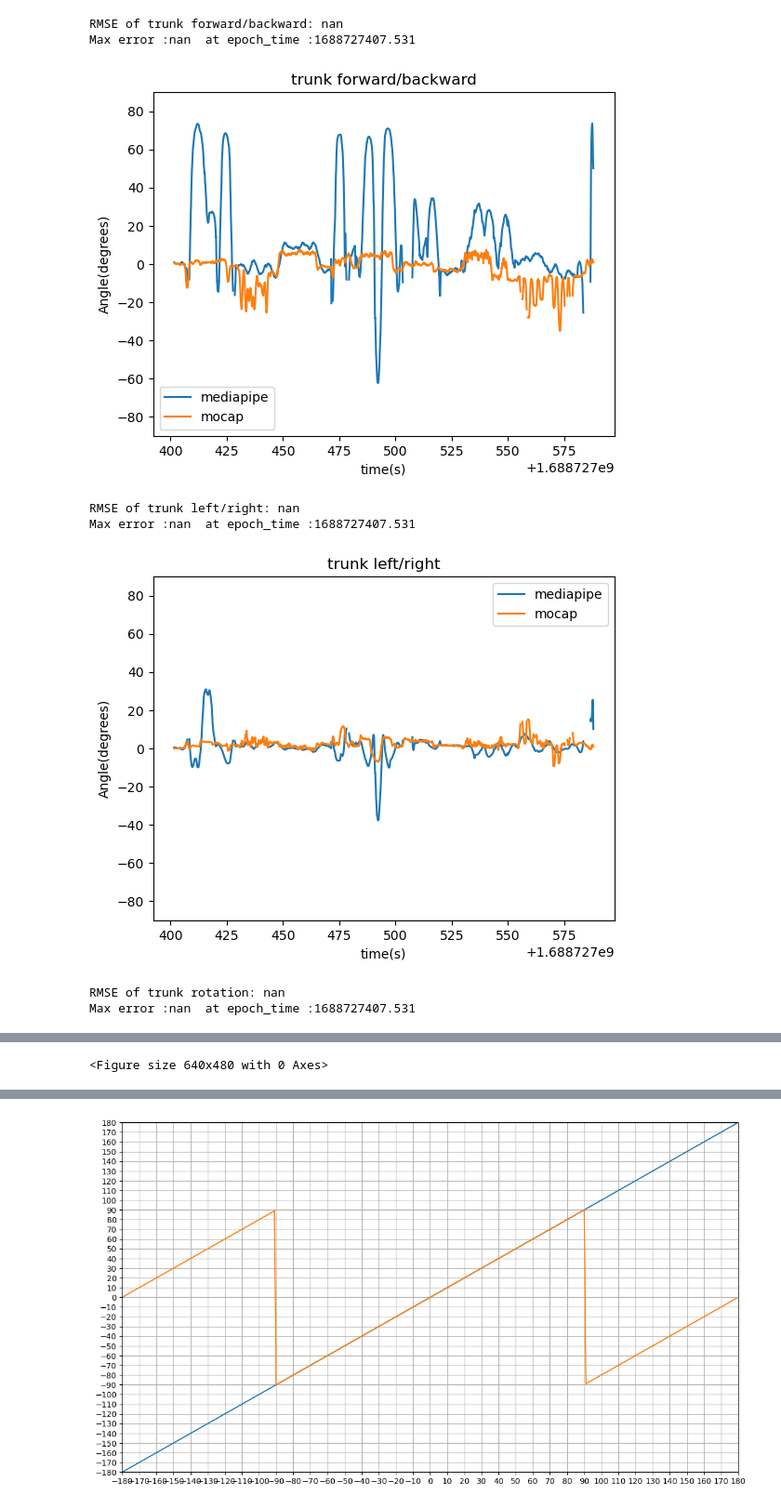
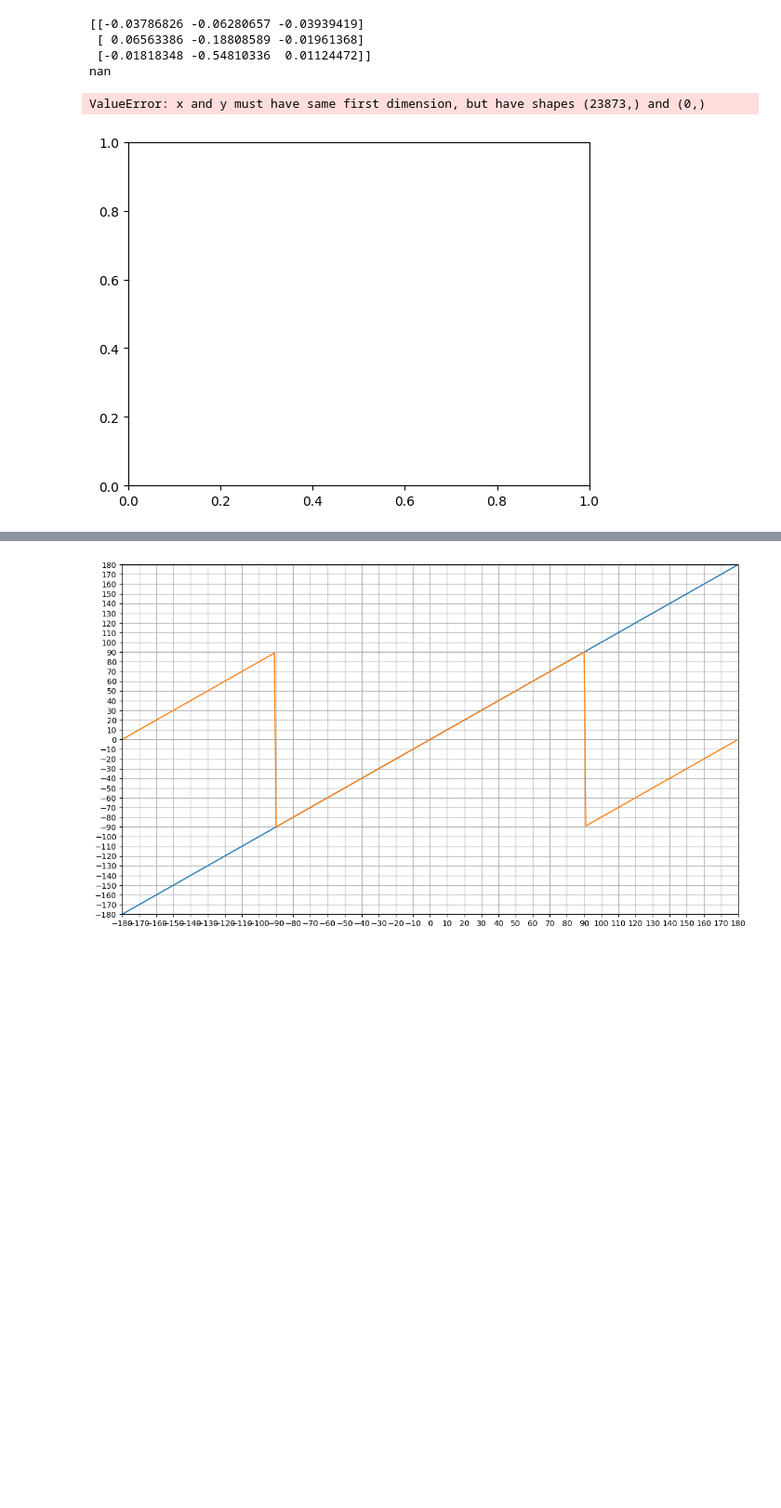
Before and after one commit to ArpanJohn/PoseEstimation, a Jupyter notebook: upperbody/5.Euler angles interpolated.ipynb, the cells around one changed output, grey strips where cells are left out. Shown at 93% size. Drawn from its saved outputs; the diff is of its cells as text; code cells hidden in the pictures; blank space fills up the shorter version.

```diff
--- a/upperbody/5.Euler angles interpolated.ipynb
+++ b/upperbody/5.Euler angles interpolated.ipynb
@@ -154,7 +128,7 @@ for i in range(len(df_mpipe['epoch_time'].tolist())):
                                             [df_mpipe['RW_x'][i], df_mpipe['RW_y'][i], df_mpipe['RW_z'][i]]))
 
 # Calculate right elbow angle using mocap data
-for i in range(len(df_mocap['epoch_time'].tolist())):
+for i in range(len(df_mocap['epoch_time'].to_numpy()-epoch_time)):
     mocapRightElbowAngle.append(angle3point([df_mocap['RS_x'][i], df_mocap['RS_y'][i], df_mocap['RS_z'][i]],
                                             [df_mocap['RE_x'][i], df_mocap['RE_y'][i], df_mocap['RE_z'][i]],
                                             [df_mocap['RW_x'][i], df_mocap['RW_y'][i], df_mocap['RW_z'][i]]))
@@ -174,12 +148,12 @@ for i in range(len(df_mocap['epoch_time'].tolist())):
                                            [df_mocap['LW_x'][i], df_mocap['LW_y'][i], df_mocap['LW_z'][i]]))
 # %%
 # graph right elbow angle
-pvt(mpipeRightElbowAngle,df_mpipe['epoch_time'].tolist())
-pvt(mocapRightElbowAngle,df_mocap['epoch_time'].tolist())
+pvt(mpipeRightElbowAngle,df_mpipe['epoch_time'].to_numpy()-epoch_time)
+pvt(mocapRightElbowAngle,df_mocap['epoch_time'].to_numpy()-epoch_time)
 plt.title('Right Elbow Angle in degrees ')
 plt.ylim(0,180)
 rmse,me,me_i=errors(mocapRightElbowAngle,mpipeRightElbowAngle)
-RMSE_str='RMSE of Right Elbow Angle:'+str(f"{rmse:.4f} \nMax error :{me:.4f}  at epoch_time :{df_mpipe['epoch_time'].tolist()[me_i]}")
+RMSE_str='RMSE of Right Elbow Angle:'+str(f"{rmse:.4f} \nMax error :{me:.4f}  at epoch_time :{(df_mpipe['epoch_time'].to_numpy()-epoch_time)[me_i]}")
 print(RMSE_str)
 
 # Save the graph to an in-memory buffer
@@ -196,12 +170,12 @@ plt.show()
 plt.clf()
 
 #test graph left elbow angle
-pvt(mpipeLeftElbowAngle,df_mpipe['epoch_time'].tolist())
-pvt(mocapLeftElbowAngle,df_mocap['epoch_time'].tolist())
+pvt(mpipeLeftElbowAngle,df_mpipe['epoch_time'].to_numpy()-epoch_time)
+pvt(mocapLeftElbowAngle,df_mocap['epoch_time'].to_numpy()-epoch_time)
 plt.title('Left Elbow Angle in degrees ')
 plt.ylim(0,180)
 rmse,me,me_i=errors(mocapLeftElbowAngle,mpipeLeftElbowAngle)
-RMSE_str='RMSE of Left Elbow Angle:'+str(f"{rmse:.4f} \nMax error :{me:.4f}  at epoch_time :{df_mpipe['epoch_time'].tolist()[me_i]}")
+RMSE_str='RMSE of Left Elbow Angle:'+str(f"{rmse:.4f} \nMax error :{me:.4f}  at epoch_time :{(df_mpipe['epoch_time'].to_numpy()-epoch_time)[me_i]}")
 print(RMSE_str)
 
 # Save the graph to an in-memory buffer
@@ -227,11 +201,4 @@ Max error :nan  at epoch_time :1688727452.171
 <Figure size 640x480 with 0 Axes>
-# %%
-df_mocap.rename(columns={'ls_x':'LS_x','ls_y':'LS_y','ls_z':'LS_z','le_x':'LE_x','le_y':'LE_y','le_z':'LE_z','lw_x':'LW_x','lw_y':'LW_y','lw_z':'LW_z',
-                         'rs_x':'RS_x','rs_y':'RS_y','rs_z':'RS_z','re_x':'RE_x','re_y':'RE_y','re_z':'RE_z','rw_x':'RW_x','rw_y':'RW_y','rw_z':'RW_z',
-                         'tr_x':'TR_x','tr_y':'TR_y','tr_z':'TR_z'},inplace=True)
-df_mpipe.rename(columns={'ls_x':'LS_x','ls_y':'LS_y','ls_z':'LS_z','le_x':'LE_x','le_y':'LE_y','le_z':'LE_z','lw_x':'LW_x','lw_y':'LW_y','lw_z':'LW_z',
-                         'rs_x':'RS_x','rs_y':'RS_y','rs_z':'RS_z','re_x':'RE_x','re_y':'RE_y','re_z':'RE_z','rw_x':'RW_x','rw_y':'RW_y','rw_z':'RW_z',
-                         'tr_x':'TR_x','tr_y':'TR_y','tr_z':'TR_z'},inplace=True)
 # %%
 def shoulder_frame(S,E,W):
     """"
@@ -380,12 +368,16 @@ for i in range(len(df_mpipe['epoch_time'].tolist())):
                       [df_mpipe['RS_x'][i],df_mpipe['RS_y'][i],df_mpipe['RS_z'][i]],
                       [df_mpipe['TR_x'][i],df_mpipe['TR_y'][i],df_mpipe['TR_z'][i]])
 
+    print(mpipeTRF)
+    break
+
     # finding the rotation matrix from callibration trunk frame to ith trunk frame
     mpipeTR_rotmat=rotation_matrix(TRC_mpipe,mpipeTRF)
 
     # rotating shoulder callibration frame by same the rotation matrix
     mpipe_rotated_RS_Cframe=mpipeTR_rotmat@RSC_mpipe
     mpipe_rotated_LS_Cframe=mpipeTR_rotmat@LSC_mpipe
+
 
     # now finding rotation matrix from rotated shoulder callibration frame to ith shoulder frame
     mpipeRS_rotmat=rotation_matrix(mpipe_rotated_RS_Cframe,mpipeRSF)
@@ -469,14 +461,19 @@ for i in range(len(df_mocap['epoch_time'].tolist())):
     mocapTRFB.append(TReuler[0])
     mocapTRLR.append(TReuler[1])
     mocapTRRO.append(TReuler[2])
+# %% [output]
+[[-0.03786826 -0.06280657 -0.03939419]
+ [ 0.06563386 -0.18808589 -0.01961368]
+ [-0.01818348 -0.54810336  0.01124472]]
+nan
 # %%
 # plotting the trunk angles
-pvt(mpipeTRFB,df_mpipe['epoch_time'].tolist())
-pvt(mocapTRFB,df_mocap['epoch_time'].tolist())
+pvt(mpipeTRFB,df_mpipe['epoch_time'].to_numpy()-epoch_time)
+pvt(mocapTRFB,df_mocap['epoch_time'].to_numpy()-epoch_time)
 plt.title('trunk forward/backward')
 plt.ylim(-90,90)
 rmse,me,me_i=errors(mocapTRFB,mpipeTRFB)
-RMSE_str='RMSE of trunk forward/backward: '+str(f"{rmse:.4f} \nMax error :{me:.4f}  at epoch_time :{df_mpipe['epoch_time'].tolist()[me_i]}")
+RMSE_str='RMSE of trunk forward/backward: '+str(f"{rmse:.4f} \nMax error :{me:.4f}  at epoch_time :{(df_mpipe['epoch_time'].to_numpy()-epoch_time)[me_i]}")
 print(RMSE_str)
 # Save the graph to an in-memory buffer
 buffer = BytesIO()
@@ -493,12 +490,12 @@ plt.show()
 plt.clf()
 
 
-pvt(mpipeTRLR,df_mpipe['epoch_time'].tolist())
-pvt(mocapTRLR,df_mocap['epoch_time'].tolist())
+pvt(mpipeTRLR,df_mpipe['epoch_time'].to_numpy()-epoch_time)
+pvt(mocapTRLR,df_mocap['epoch_time'].to_numpy()-epoch_time)
 plt.title('trunk left/right')
 plt.ylim(-90,90)
 rmse,me,me_i=errors(mocapTRLR,mpipeTRLR)
-RMSE_str='RMSE of trunk left/right: '+str(f"{rmse:.4f} \nMax error :{me:.4f}  at epoch_time :{df_mpipe['epoch_time'].tolist()[me_i]}")
+RMSE_str='RMSE of trunk left/right: '+str(f"{rmse:.4f} \nMax error :{me:.4f}  at epoch_time :{(df_mpipe['epoch_time'].to_numpy()-epoch_time)[me_i]}")
 print(RMSE_str)
 
 # Save the graph to an in-memory buffer
@@ -509,39 +506,33 @@ buffer.seek(0)
 # Save the buffer to a list
 graphs.append(buffer)
 RMSEs.append(RMSE_str)
 
 plt.show()
 
 # Clear the figure for the next graph
 plt.clf()
 
 pvt(mpipeTRRO,df_mpipe['epoch_time'].tolist())
 pvt(mocapTRRO,df_mocap['epoch_time'].tolist())
 plt.title('trunk rotation')
 plt.ylim(-90,90)
 rmse,me,me_i=errors(mocapTRRO,mpipeTRRO)
-RMSE_str='RMSE of trunk rotation: '+str(f"{rmse:.4f} \nMax error :{me:.4f}  at epoch_time :{df_mpipe['epoch_time'].tolist()[me_i]}")
+RMSE_str='RMSE of trunk rotation: '+str(f"{rmse:.4f} \nMax error :{me:.4f}  at epoch_time :{(df_mpipe['epoch_time'].to_numpy()-epoch_time)[me_i]}")
 print(RMSE_str)
 
 # Save the graph to an in-memory buffer
 buffer = BytesIO()
 plt.savefig(buffer, format='png')
 buffer.seek(0)
 
 # Save the buffer to a list
 graphs.append(buffer)
 RMSEs.append(RMSE_str)
 
 plt.show()
 
 # Clear the figure for the next graph
 plt.clf()
 # %% [output]
-RMSE of trunk forward/backward: nan
-Max error :nan  at epoch_time :1688727407.531
+ValueError: x and y must have same first dimension, but have shapes (23873,) and (0,)
-[figure, old version]
+[figure, new version]
-RMSE of trunk left/right: nan
-Max error :nan  at epoch_time :1688727407.531
-[figure, removed]
-RMSE of trunk rotation: nan
-Max error :nan  at epoch_time :1688727407.531
@@ -549,3 +539,2 @@ Max error :nan  at epoch_time :1688727407.531
-<Figure size 640x480 with 0 Axes>
 # %%
 # Plotting the shoulder angles
```
Also changed, not shown: parts of 8 cells of this notebook, 3 other files.
